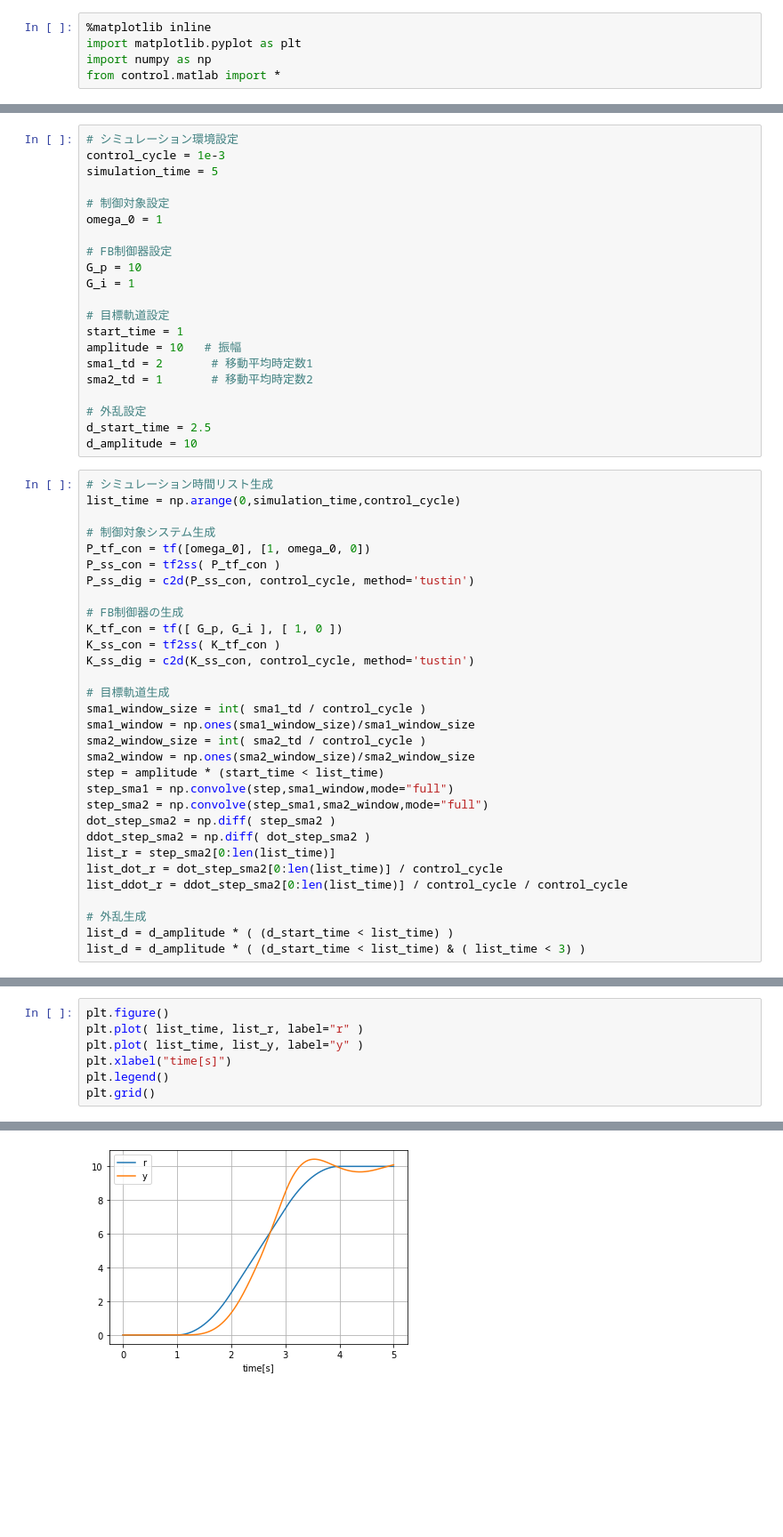
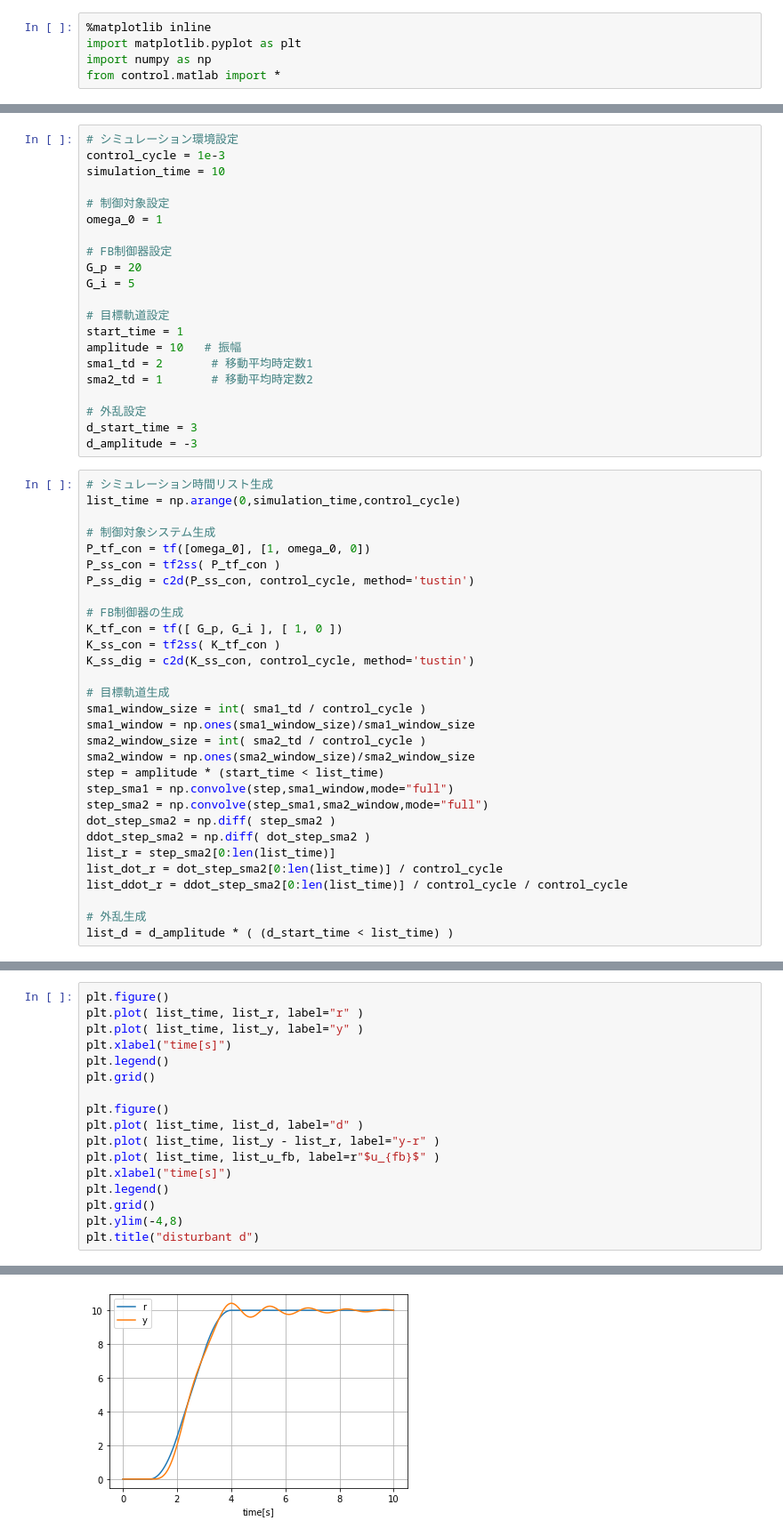
Before and after one commit to hajimesat0/ctrl-eng-study, a Jupyter notebook: src/topic_2自由度制御/two_degrees_of_freedom_control.ipynb, the cells around one changed output, grey strips where cells are left out. Shown at 89% size. Drawn from its saved outputs; the diff is of its cells as text; blank space fills up the shorter version.

```diff
--- a/src/topic_2自由度制御/two_degrees_of_freedom_control.ipynb
+++ b/src/topic_2自由度制御/two_degrees_of_freedom_control.ipynb
@@ -82,14 +120,14 @@ from control.matlab import *
 # %%
 # シミュレーション環境設定
 control_cycle = 1e-3
-simulation_time = 5
+simulation_time = 10
 
 # 制御対象設定
 omega_0 = 1
 
 # FB制御器設定
-G_p = 10
-G_i = 1
+G_p = 20
+G_i = 5
 
 # 目標軌道設定
 start_time = 1
@@ -98,8 +136,8 @@ sma1_td = 2       # 移動平均時定数1
 sma2_td = 1       # 移動平均時定数2
 
 # 外乱設定
-d_start_time = 2.5
-d_amplitude = 10
+d_start_time = 3
+d_amplitude = -3
 # %%
 # シミュレーション時間リスト生成
 list_time = np.arange(0,simulation_time,control_cycle)
@@ -130,4 +168,3 @@ list_ddot_r = ddot_step_sma2[0:len(list_time)] / control_cycle / control_cycle
 
 # 外乱生成
 list_d = d_amplitude * ( (d_start_time < list_time) )
-list_d = d_amplitude * ( (d_start_time < list_time) & ( list_time < 3) )
@@ -209,4 +203,14 @@ plt.plot( list_time, list_y, label="y" )
 plt.xlabel("time[s]")
 plt.legend()
 plt.grid()
+
+plt.figure()
+plt.plot( list_time, list_d, label="d" )
+plt.plot( list_time, list_y - list_r, label="y-r" )
+plt.plot( list_time, list_u_fb, label=r"$u_{fb}$" )
+plt.xlabel("time[s]")
+plt.legend()
+plt.grid()
+plt.ylim(-4,8)
+plt.title("disturbant d")
 # %% [output]
@@ -213 +218 @@ plt.grid()
-[figure, old version]
+[figure, new version]
```
Also changed, not shown: parts of 11 cells of this notebook.
